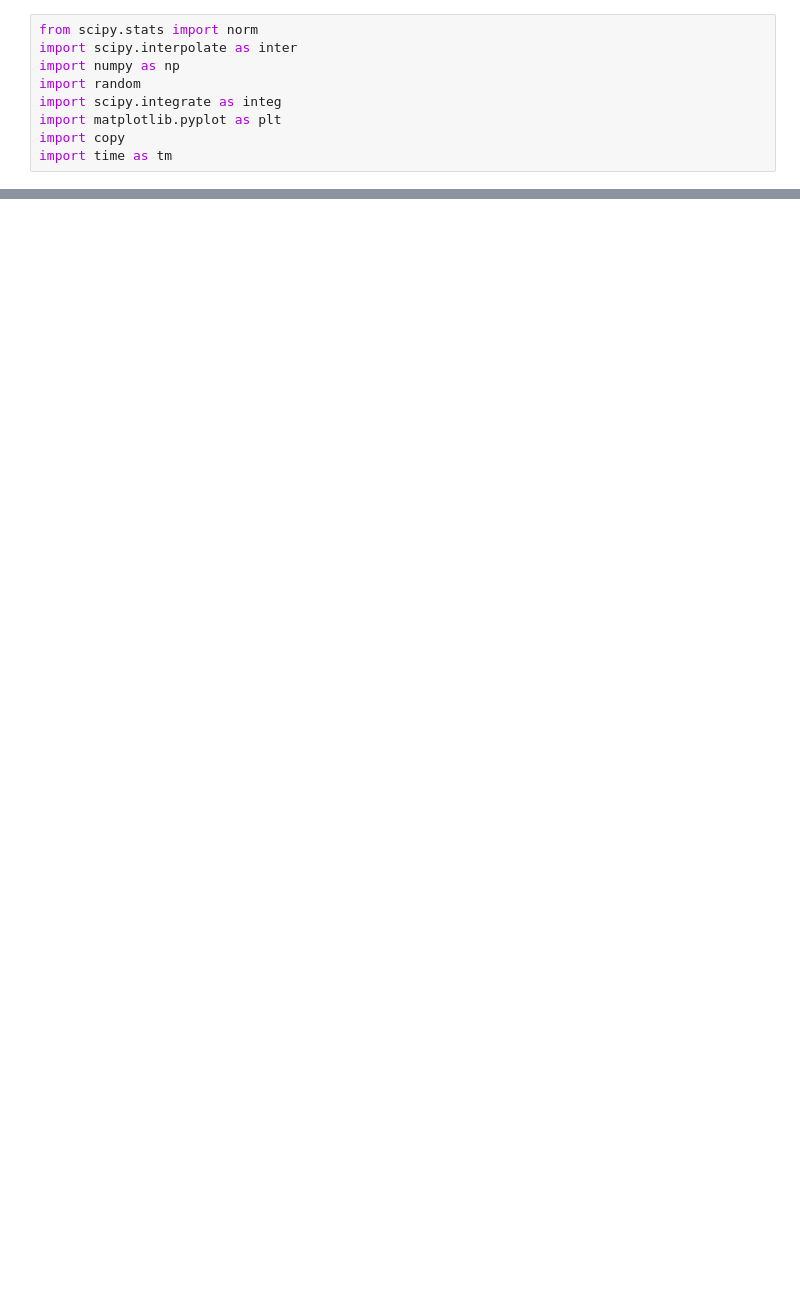
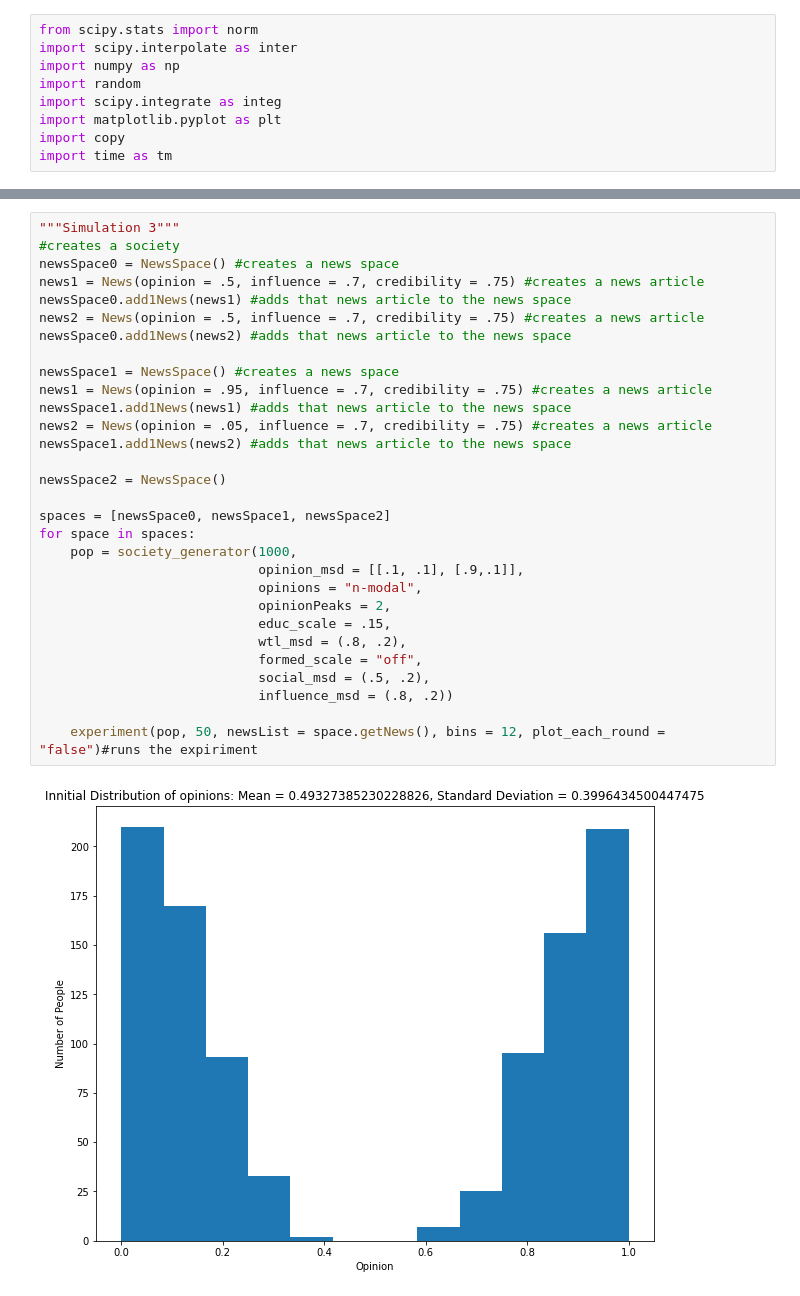
Before and after one commit to JackDunne5877/CompEconTermProject, a Jupyter notebook: FinalProj.ipynb, the cells around one changed output, grey strips where cells are left out. Cells and saved outputs as stored; diff of their text form; blank space fills up the shorter version.

```diff
--- a/FinalProj.ipynb
+++ b/FinalProj.ipynb
@@ -484,0 +551,32 @@ def experiment(society, num_periods, newsList = 0,  plot_each_round = "false", p
+# %%
+"""Simulation 3"""
+#creates a society
+newsSpace0 = NewsSpace() #creates a news space
+news1 = News(opinion = .5, influence = .7, credibility = .75) #creates a news article
+newsSpace0.add1News(news1) #adds that news article to the news space
+news2 = News(opinion = .5, influence = .7, credibility = .75) #creates a news article
+newsSpace0.add1News(news2) #adds that news article to the news space
+
+newsSpace1 = NewsSpace() #creates a news space
+news1 = News(opinion = .95, influence = .7, credibility = .75) #creates a news article
+newsSpace1.add1News(news1) #adds that news article to the news space
+news2 = News(opinion = .05, influence = .7, credibility = .75) #creates a news article
+newsSpace1.add1News(news2) #adds that news article to the news space
+
+newsSpace2 = NewsSpace()
+
+spaces = [newsSpace0, newsSpace1, newsSpace2]
+for space in spaces:
+    pop = society_generator(1000,
+                            opinion_msd = [[.1, .1], [.9,.1]],
+                            opinions = "n-modal",
+                            opinionPeaks = 2,
+                            educ_scale = .15,
+                            wtl_msd = (.8, .2),
+                            formed_scale = "off",
+                            social_msd = (.5, .2),
+                            influence_msd = (.8, .2))
+
+    experiment(pop, 50, newsList = space.getNews(), bins = 12, plot_each_round = "false")#runs the expiriment
+# %% [output]
+[figure, added]
```
Also changed, not shown: parts of 6 cells of this notebook.
